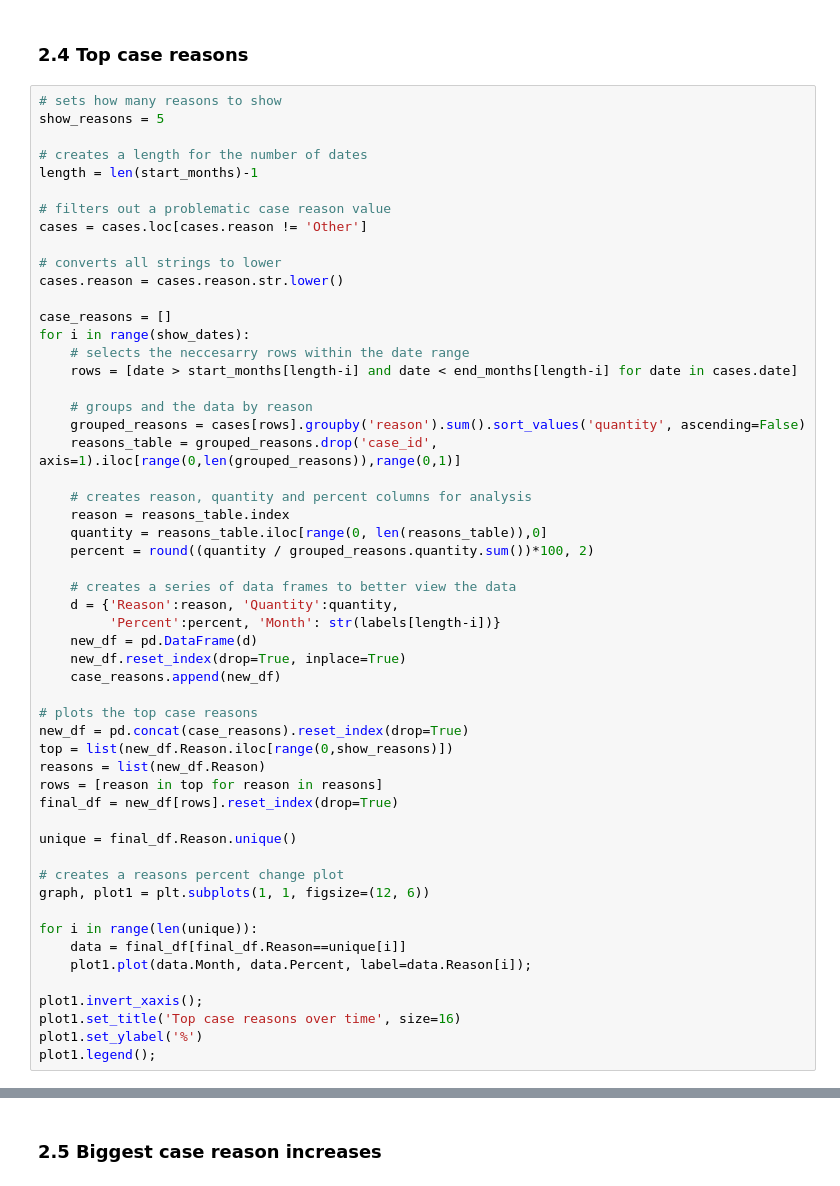
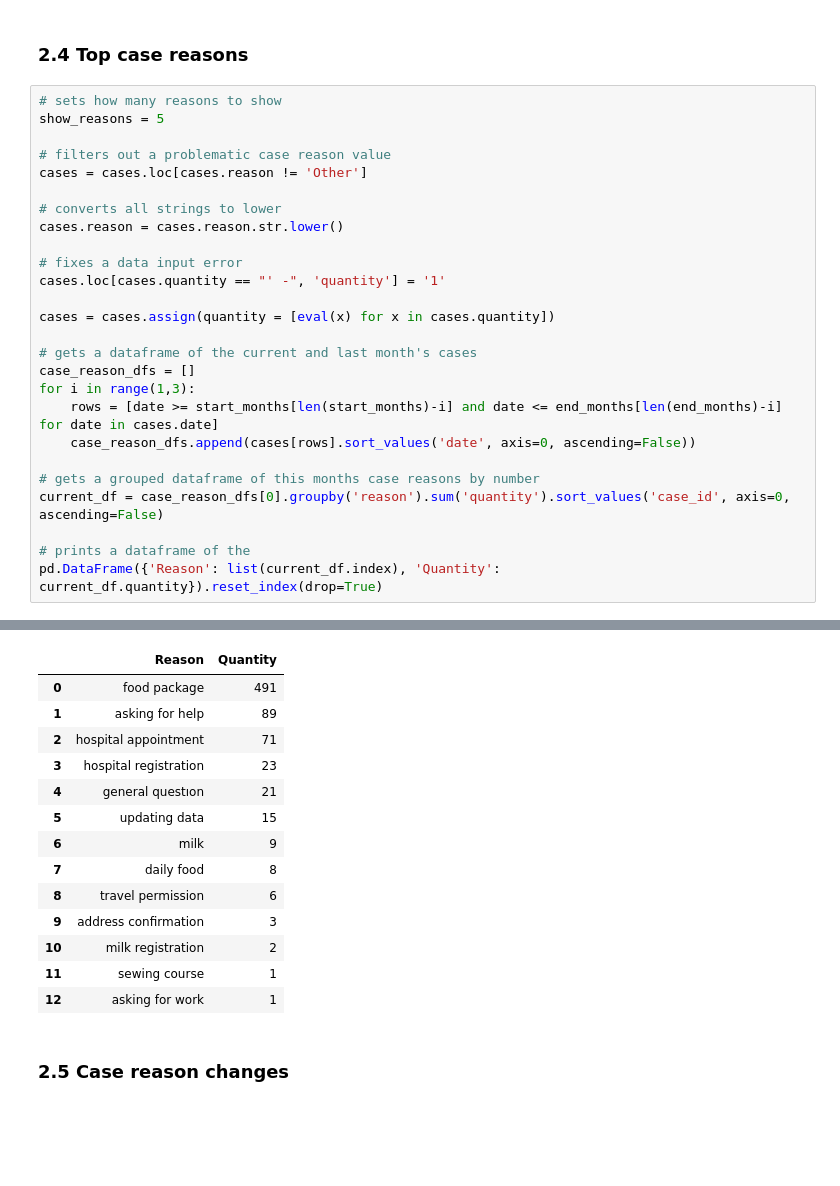
Before and after one commit to jcarterlab/TIAFI-Data-Analysis, a Jupyter notebook: Monthly_reporting.ipynb, the cells around one changed output, grey strips where cells are left out. Saved outputs shown, nothing was run; the diff lists cells and outputs as text; blank space fills up the shorter version.

```diff
--- a/Monthly_reporting.ipynb
+++ b/Monthly_reporting.ipynb
@@ -141,9 +141,6 @@ plot1.set_title('Solved Cases (%): ' + str(round(get_solved_cases(cases)[len(sta
 # %%
 # sets how many reasons to show
 show_reasons = 5
-
-# creates a length for the number of dates
-length = len(start_months)-1
 
 # filters out a problematic case reason value
 cases = cases.loc[cases.reason != 'Other']
@@ -151,45 +148,20 @@ cases = cases.loc[cases.reason != 'Other']
 # converts all strings to lower
 cases.reason = cases.reason.str.lower()
 
-case_reasons = []
-for i in range(show_dates):
-    # selects the neccesarry rows within the date range
-    rows = [date > start_months[length-i] and date < end_months[length-i] for date in cases.date]
+# fixes a data input error
+cases.loc[cases.quantity == "' -", 'quantity'] = '1'
 
-    # groups and the data by reason
-    grouped_reasons = cases[rows].groupby('reason').sum().sort_values('quantity', ascending=False)
-    reasons_table = grouped_reasons.drop('case_id', axis=1).iloc[range(0,len(grouped_reasons)),range(0,1)]
+cases = cases.assign(quantity = [eval(x) for x in cases.quantity])
 
-    # creates reason, quantity and percent columns for analysis
-    reason = reasons_table.index
-    quantity = reasons_table.iloc[range(0, len(reasons_table)),0]
-    percent = round((quantity / grouped_reasons.quantity.sum())*100, 2)
+# gets a dataframe of the current and last month's cases
+case_reason_dfs = []
+for i in range(1,3):
+    rows = [date >= start_months[len(start_months)-i] and date <= end_months[len(end_months)-i] for date in cases.date]
+    case_reason_dfs.append(cases[rows].sort_values('date', axis=0, ascending=False))
 
-    # creates a series of data frames to better view the data
-    d = {'Reason':reason, 'Quantity':quantity,
-         'Percent':percent, 'Month': str(labels[length-i])}
-    new_df = pd.DataFrame(d)
-    new_df.reset_index(drop=True, inplace=True)
-    case_reasons.append(new_df)
+# gets a grouped dataframe of this months case reasons by number
+current_df = case_reason_dfs[0].groupby('reason').sum('quantity').sort_values('case_id', axis=0, ascending=False)
 
-# plots the top case reasons
-new_df = pd.concat(case_reasons).reset_index(drop=True)
-top = list(new_df.Reason.iloc[range(0,show_reasons)])
-reasons = list(new_df.Reason)
-rows = [reason in top for reason in reasons]
-final_df = new_df[rows].reset_index(drop=True)
-
-unique = final_df.Reason.unique()
-
-# creates a reasons percent change plot
-graph, plot1 = plt.subplots(1, 1, figsize=(12, 6))
-
-for i in range(len(unique)):
-    data = final_df[final_df.Reason==unique[i]]
-    plot1.plot(data.Month, data.Percent, label=data.Reason[i]);
-
-plot1.invert_xaxis();
-plot1.set_title('Top case reasons over time', size=16)
-plot1.set_ylabel('%')
-plot1.legend();
+# prints a dataframe of the
+pd.DataFrame({'Reason': list(current_df.index), 'Quantity': current_df.quantity}).reset_index(drop=True)
 # %% [output]
@@ -197,2 +168,16 @@ plot1.legend();
+|  | Reason | Quantity |
+| 0 | food package | 491 |
+| 1 | asking for help | 89 |
+| 2 | hospital appointment | 71 |
+| 3 | hospital registration | 23 |
+| 4 | general questıon | 21 |
+| 5 | updating data | 15 |
+| 6 | milk | 9 |
+| 7 | daily food | 8 |
+| 8 | travel permission | 6 |
+| 9 | address confirmation | 3 |
+| 10 | milk registration | 2 |
+| 11 | sewing course | 1 |
+| 12 | asking for work | 1 |
 # %% [markdown]
-### 2.5 Biggest case reason increases
+### 2.5 Case reason changes
```
Also changed, not shown: parts of 9 cells of this notebook.
